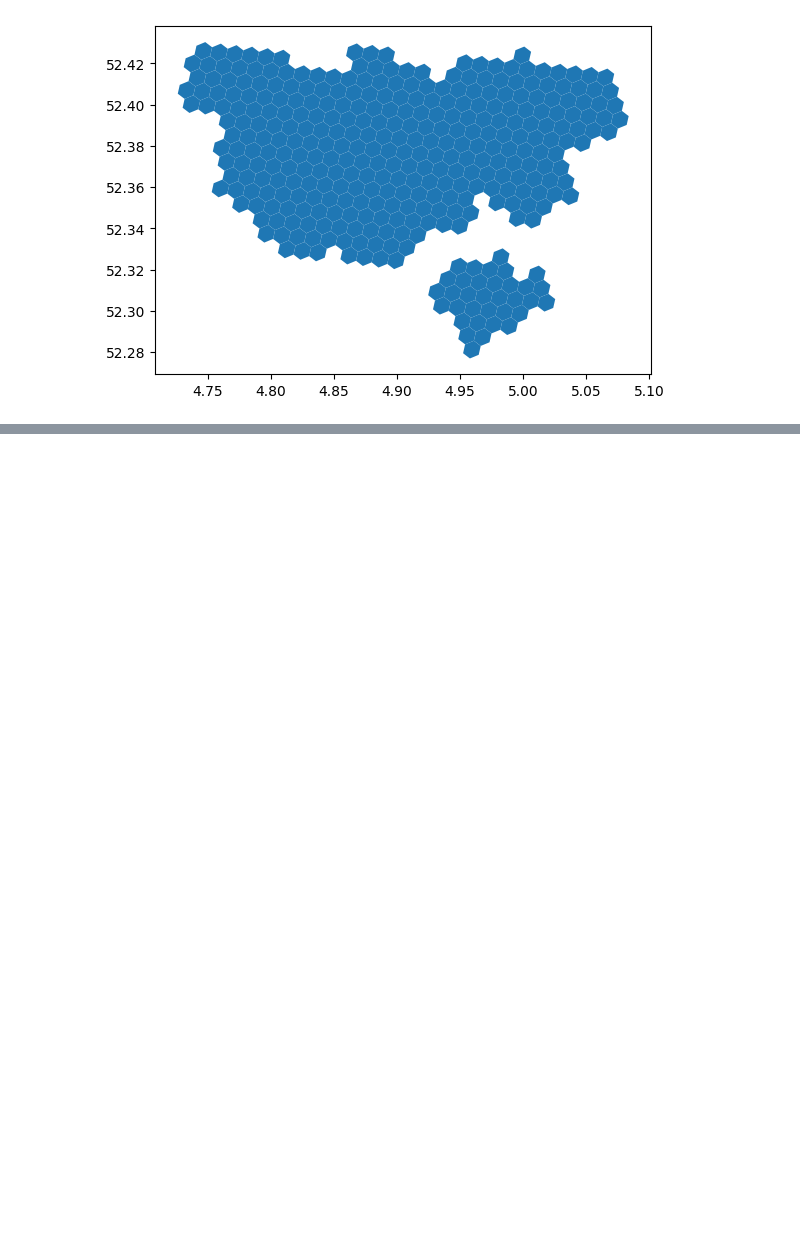
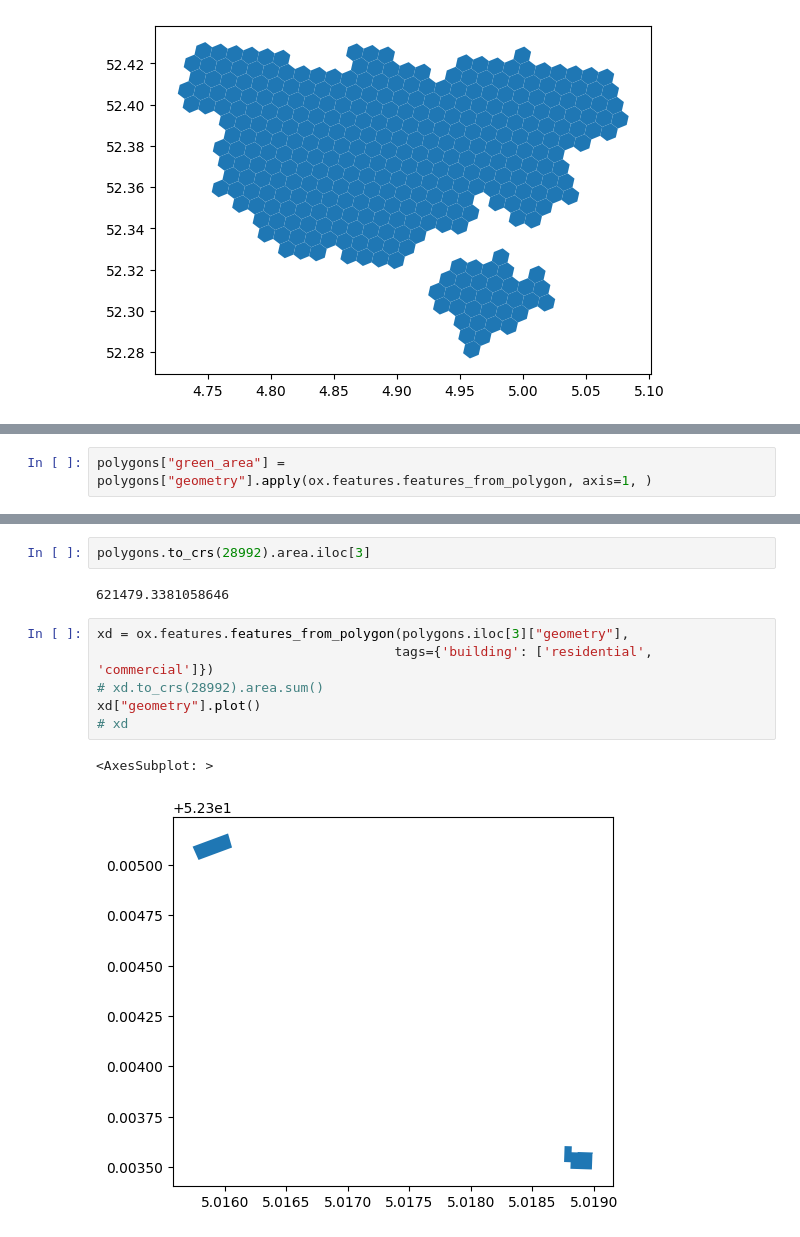
Before and after one commit to juliamorka/bike-paths-analysis, a Jupyter notebook: dev.ipynb, the cells around one changed output, grey strips where cells are left out. Drawn from its saved outputs; the diff is of its cells as text; blank space fills up the shorter version.

```diff
--- a/dev.ipynb
+++ b/dev.ipynb
@@ -52,0 +188,2 @@ amsterdam_gdf.h3.polyfill_resample(resolution).plot()
+# %%
+polygons["green_area"] = polygons["geometry"].apply(ox.features.features_from_polygon, axis=1, )
@@ -52,0 +207,13 @@ amsterdam_gdf.h3.polyfill_resample(resolution).plot()
+# %%
+polygons.to_crs(28992).area.iloc[3]
+# %% [output]
+621479.3381058646
+# %%
+xd = ox.features.features_from_polygon(polygons.iloc[3]["geometry"],
+                                      tags={'building': ['residential', 'commercial']})
+# xd.to_crs(28992).area.sum()
+xd["geometry"].plot()
+# xd
+# %% [output]
+<AxesSubplot: >
+[figure, added]
```
Also changed, not shown: parts of 33 cells of this notebook.
